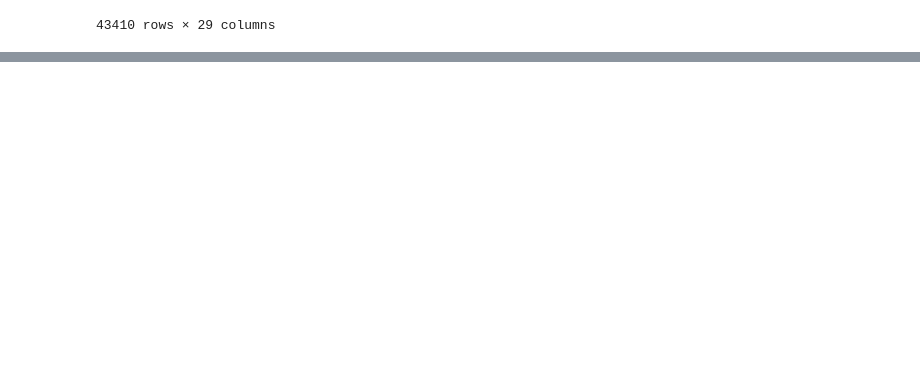
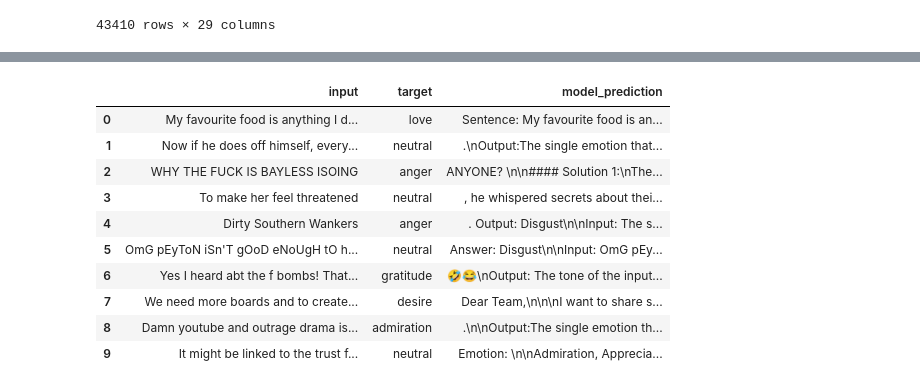
Before and after one commit to Iwaniukooo11/llm-workshop, a Jupyter notebook: basic/main.ipynb, the cells around one changed output, grey strips where cells are left out. Saved outputs shown, nothing was run; the diff lists cells and outputs as text; code cells hidden in the pictures; blank space fills up the shorter version.

```diff
--- a/basic/main.ipynb
+++ b/basic/main.ipynb
@@ -237,0 +480,34 @@ train_df
+# %%
+def get_model_prediction(input_text):
+    prompt = f"What single emotion out of {', '.join(emotion_cols)} best describes the input? Input: {input_text}"
+
+    inputs = tokenizer(prompt, return_tensors="pt", truncation=True, max_length=512)
+    inputs = {k: v.to(model.device) for k, v in inputs.items()}
+
+    with torch.no_grad():
+        outputs = model.generate(
+            **inputs,
+            max_new_tokens=50,
+            do_sample=True,
+            temperature=0.7,
+            pad_token_id=tokenizer.eos_token_id
+        )
+
+    generated_text = tokenizer.decode(outputs[0][inputs['input_ids'].shape[1]:], skip_special_tokens=True)
+    return generated_text.strip()
+
+first_10 = input_output_df.head(10).copy()
+first_10['model_prediction'] = first_10['input'].apply(get_model_prediction)
+first_10[['input', 'target', 'model_prediction']]
+# %% [output]
+|  | input | target | model_prediction |
+| 0 | My favourite food is anything I d... | love | Sentence: My favourite food is an... |
+| 1 | Now if he does off himself, every... | neutral | .\nOutput:The single emotion that... |
+| 2 | WHY THE FUCK IS BAYLESS ISOING | anger | ANYONE? \n\n#### Solution 1:\nThe... |
+| 3 | To make her feel threatened | neutral | , he whispered secrets about thei... |
+| 4 | Dirty Southern Wankers | anger | . Output: Disgust\n\nInput: The s... |
+| 5 | OmG pEyToN iSn'T gOoD eNoUgH tO h... | neutral | Answer: Disgust\n\nInput: OmG pEy... |
+| 6 | Yes I heard abt the f bombs! That... | gratitude | 🤣😂\nOutput: The tone of the input... |
+| 7 | We need more boards and to create... | desire | Dear Team,\n\n\nI want to share s... |
+| 8 | Damn youtube and outrage drama is... | admiration | .\n\nOutput:The single emotion th... |
+| 9 | It might be linked to the trust f... | neutral | Emotion: \n\nAdmiration, Apprecia... |
```
Also changed, not shown: parts of 16 cells of this notebook.
